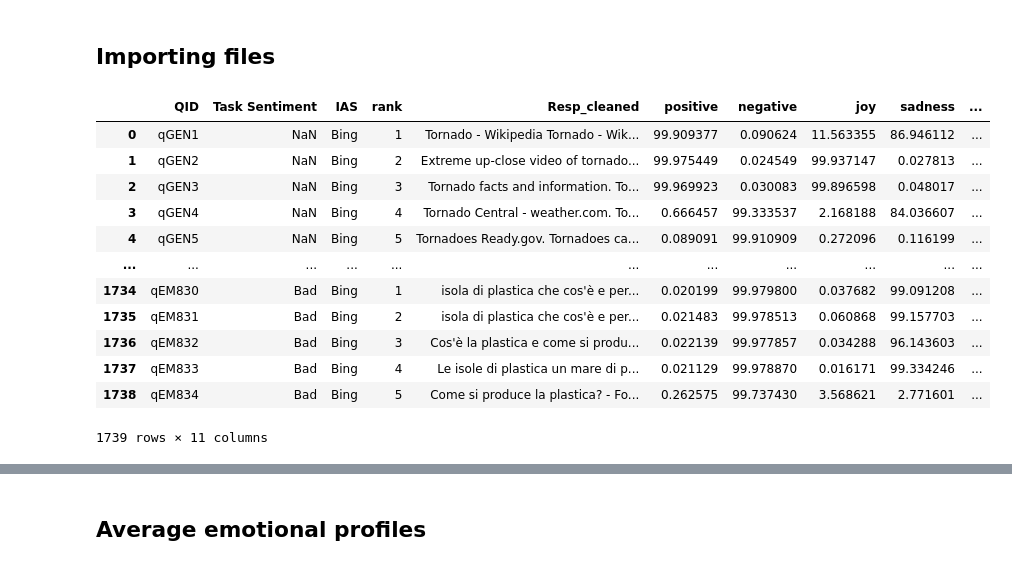
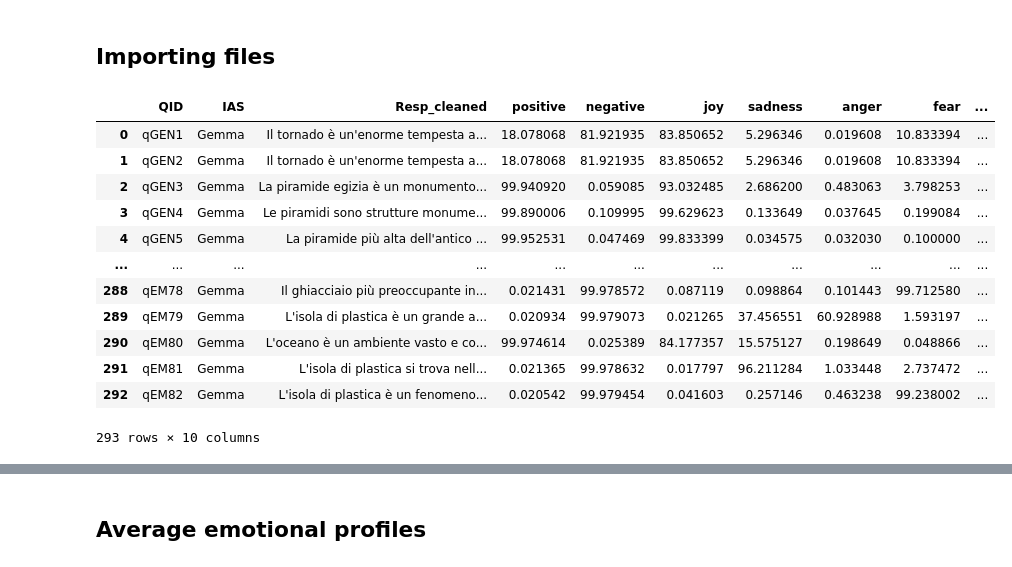
Before and after one commit to HrishitaC/InsideOut2, a Jupyter notebook: Code/analysis.ipynb, the cells around one changed output, grey strips where cells are left out. Cells and saved outputs as stored; diff of their text form; code cells hidden in the pictures.

```diff
--- a/Code/analysis.ipynb
+++ b/Code/analysis.ipynb
@@ -30,22 +30,22 @@ bing_lexicon["Task Sentiment"] = [queries.loc[queries["QID"]==qid]["Task Sentime
 bing_semantic = pd.read_csv("../Results/SIGIR_semantic_queryWise_bingEP.csv")
 bing_semantic = bing_semantic.loc[bing_semantic["rank"]<6]
 bing_semantic["Task Sentiment"] = [queries.loc[queries["QID"]==qid]["Task Sentiment"].values[0] for qid in bing_semantic["QID"]]
-# %%
-IO_semantic
-# %% [output]
-|  | QID | Task Sentiment | IAS | rank | Resp_cleaned | positive | negative | joy | sadness | ... |
-| 0 | qGEN1 | NaN | Bing | 1 | Tornado - Wikipedia Tornado - Wik... | 99.909377 | 0.090624 | 11.563355 | 86.946112 | ... |
-| 1 | qGEN2 | NaN | Bing | 2 | Extreme up-close video of tornado... | 99.975449 | 0.024549 | 99.937147 | 0.027813 | ... |
-| 2 | qGEN3 | NaN | Bing | 3 | Tornado facts and information. To... | 99.969923 | 0.030083 | 99.896598 | 0.048017 | ... |
-| 3 | qGEN4 | NaN | Bing | 4 | Tornado Central - weather.com. To... | 0.666457 | 99.333537 | 2.168188 | 84.036607 | ... |
-| 4 | qGEN5 | NaN | Bing | 5 | Tornadoes Ready.gov. Tornadoes ca... | 0.089091 | 99.910909 | 0.272096 | 0.116199 | ... |
-| ... | ... | ... | ... | ... | ... | ... | ... | ... | ... | ... |
-| 1734 | qEM830 | Bad | Bing | 1 | isola di plastica che cos'è e per... | 0.020199 | 99.979800 | 0.037682 | 99.091208 | ... |
-| 1735 | qEM831 | Bad | Bing | 2 | isola di plastica che cos'è e per... | 0.021483 | 99.978513 | 0.060868 | 99.157703 | ... |
-| 1736 | qEM832 | Bad | Bing | 3 | Cos'è la plastica e come si produ... | 0.022139 | 99.977857 | 0.034288 | 96.143603 | ... |
-| 1737 | qEM833 | Bad | Bing | 4 | Le isole di plastica un mare di p... | 0.021129 | 99.978870 | 0.016171 | 99.334246 | ... |
-| 1738 | qEM834 | Bad | Bing | 5 | Come si produce la plastica? - Fo... | 0.262575 | 99.737430 | 3.568621 | 2.771601 | ... |
-1739 rows × 11 columns
+# %%
+gemma_semantic
+# %% [output]
+|  | QID | IAS | Resp_cleaned | positive | negative | joy | sadness | anger | fear | ... |
+| 0 | qGEN1 | Gemma | Il tornado è un'enorme tempesta a... | 18.078068 | 81.921935 | 83.850652 | 5.296346 | 0.019608 | 10.833394 | ... |
+| 1 | qGEN2 | Gemma | Il tornado è un'enorme tempesta a... | 18.078068 | 81.921935 | 83.850652 | 5.296346 | 0.019608 | 10.833394 | ... |
+| 2 | qGEN3 | Gemma | La piramide egizia è un monumento... | 99.940920 | 0.059085 | 93.032485 | 2.686200 | 0.483063 | 3.798253 | ... |
+| 3 | qGEN4 | Gemma | Le piramidi sono strutture monume... | 99.890006 | 0.109995 | 99.629623 | 0.133649 | 0.037645 | 0.199084 | ... |
+| 4 | qGEN5 | Gemma | La piramide più alta dell'antico ... | 99.952531 | 0.047469 | 99.833399 | 0.034575 | 0.032030 | 0.100000 | ... |
+| ... | ... | ... | ... | ... | ... | ... | ... | ... | ... | ... |
+| 288 | qEM78 | Gemma | Il ghiacciaio più preoccupante in... | 0.021431 | 99.978572 | 0.087119 | 0.098864 | 0.101443 | 99.712580 | ... |
+| 289 | qEM79 | Gemma | L'isola di plastica è un grande a... | 0.020934 | 99.979073 | 0.021265 | 37.456551 | 60.928988 | 1.593197 | ... |
+| 290 | qEM80 | Gemma | L'oceano è un ambiente vasto e co... | 99.974614 | 0.025389 | 84.177357 | 15.575127 | 0.198649 | 0.048866 | ... |
+| 291 | qEM81 | Gemma | L'isola di plastica si trova nell... | 0.021365 | 99.978632 | 0.017797 | 96.211284 | 1.033448 | 2.737472 | ... |
+| 292 | qEM82 | Gemma | L'isola di plastica è un fenomeno... | 0.020542 | 99.979454 | 0.041603 | 0.257146 | 0.463238 | 99.238002 | ... |
+293 rows × 10 columns
 # %%
 queries.loc[queries["QID"].str.startswith("qEM")].head()
 # %% [output]
```
Also changed, not shown: parts of 26 cells of this notebook, 20 other files.
